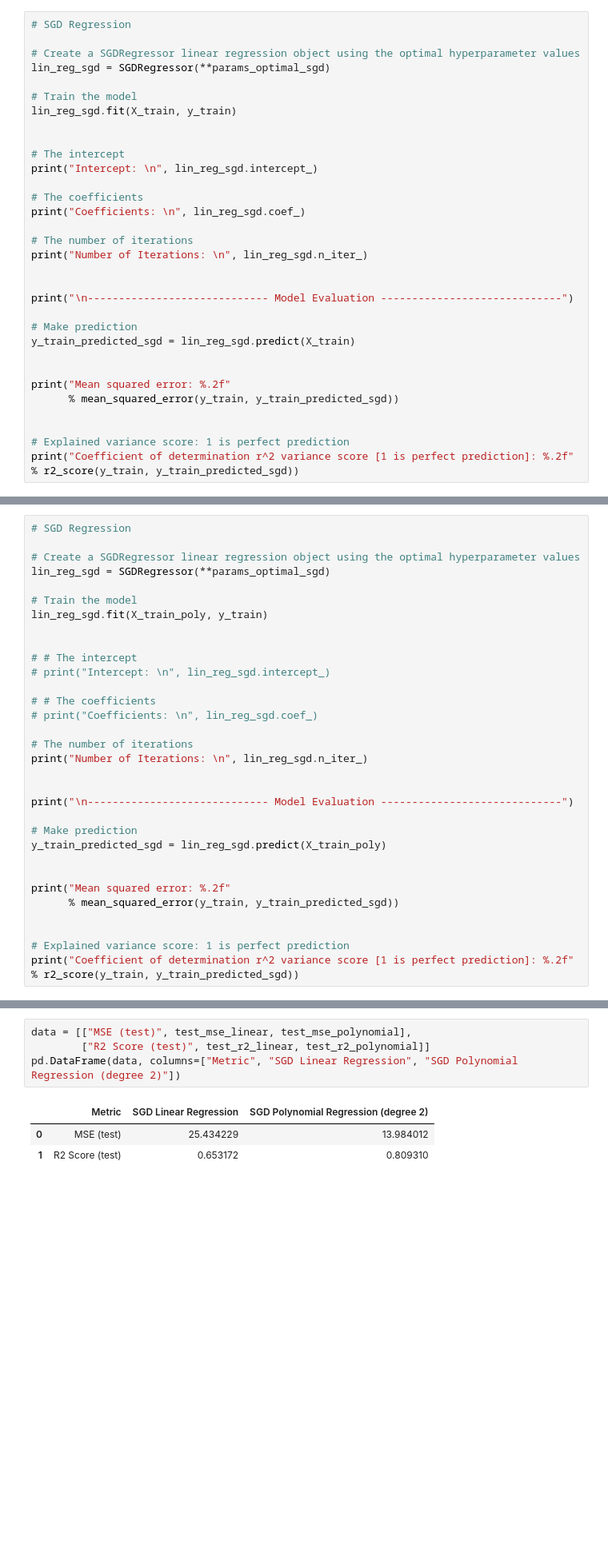
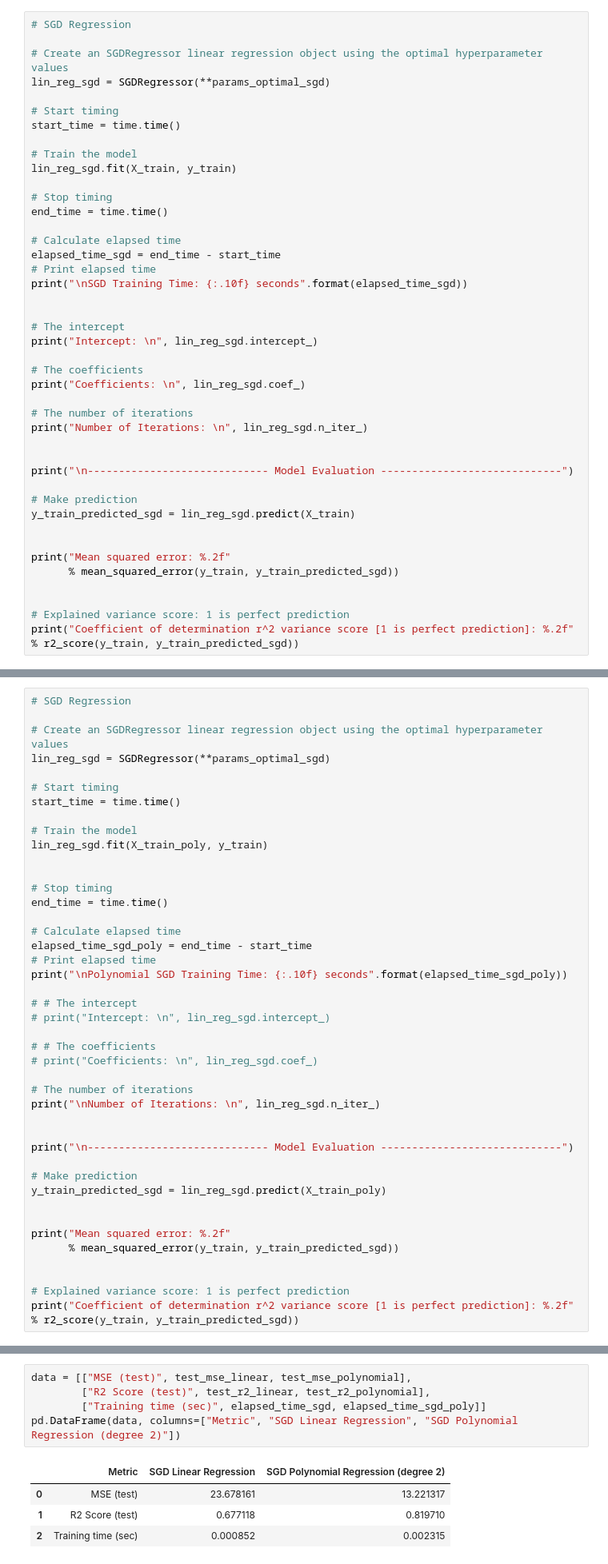
Before and after one commit to rhasanbd/Linear-Regression-Extensive-Adventure, a Jupyter notebook: Linear Regression-4-Gradient Descent.ipynb, the cells around one changed output, grey strips where cells are left out. Shown at 80% size. Saved outputs shown, nothing was run; the diff lists cells and outputs as text; blank space fills up the shorter version.

```diff
--- a/Linear Regression-4-Gradient Descent.ipynb
+++ b/Linear Regression-4-Gradient Descent.ipynb
@@ -498,11 +510,22 @@ Then, fit the model.
 # %%
 # SGD Regression
 
-# Create a SGDRegressor linear regression object using the optimal hyperparameter values
+# Create an SGDRegressor linear regression object using the optimal hyperparameter values
 lin_reg_sgd = SGDRegressor(**params_optimal_sgd)
+
+# Start timing
+start_time = time.time()
 
 # Train the model
 lin_reg_sgd.fit(X_train, y_train)
+
+# Stop timing
+end_time = time.time()
+
+# Calculate elapsed time
+elapsed_time_sgd = end_time - start_time
+# Print elapsed time
+print("\nSGD Training Time: {:.10f} seconds".format(elapsed_time_sgd))
 
 
 # The intercept
@@ -692,12 +855,23 @@ Then, fit the model.
 # %%
 # SGD Regression
 
-# Create a SGDRegressor linear regression object using the optimal hyperparameter values
+# Create an SGDRegressor linear regression object using the optimal hyperparameter values
 lin_reg_sgd = SGDRegressor(**params_optimal_sgd)
+
+# Start timing
+start_time = time.time()
 
 # Train the model
 lin_reg_sgd.fit(X_train_poly, y_train)
 
+
+# Stop timing
+end_time = time.time()
+
+# Calculate elapsed time
+elapsed_time_sgd_poly = end_time - start_time
+# Print elapsed time
+print("\nPolynomial SGD Training Time: {:.10f} seconds".format(elapsed_time_sgd_poly))
 
 # # The intercept
 # print("Intercept: \n", lin_reg_sgd.intercept_)
@@ -706,7 +880,7 @@ lin_reg_sgd.fit(X_train_poly, y_train)
 # print("Coefficients: \n", lin_reg_sgd.coef_)
 
 # The number of iterations
-print("Number of Iterations: \n", lin_reg_sgd.n_iter_)
+print("\nNumber of Iterations: \n", lin_reg_sgd.n_iter_)
 
 
 print("\n----------------------------- Model Evaluation -----------------------------")
@@ -752,12 +928,14 @@ Coefficient of determination r^2 variance score [1 is perfect prediction]: 0.81
 We observe that the SGD Polynomial Regression performs significantly better. It uses regularization to reduce the overfitting problem.
 # %%
 data = [["MSE (test)", test_mse_linear, test_mse_polynomial],
-        ["R2 Score (test)", test_r2_linear, test_r2_polynomial]]
+        ["R2 Score (test)", test_r2_linear, test_r2_polynomial],
+        ["Training time (sec)", elapsed_time_sgd, elapsed_time_sgd_poly]]
 pd.DataFrame(data, columns=["Metric", "SGD Linear Regression", "SGD Polynomial Regression (degree 2)"])
 # %% [output]
 |  | Metric | SGD Linear Regression | SGD Polynomial Regression (degree 2) |
-| 0 | MSE (test) | 25.434229 | 13.984012 |
-| 1 | R2 Score (test) | 0.653172 | 0.809310 |
+| 0 | MSE (test) | 23.678161 | 13.221317 |
+| 1 | R2 Score (test) | 0.677118 | 0.819710 |
+| 2 | Training time (sec) | 0.000852 | 0.002315 |
 # %% [markdown]
 # Beyond Linear Regression
 
```
Also changed, not shown: parts of 32 cells of this notebook.
